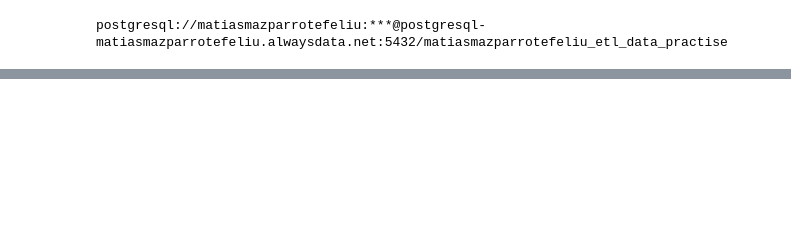
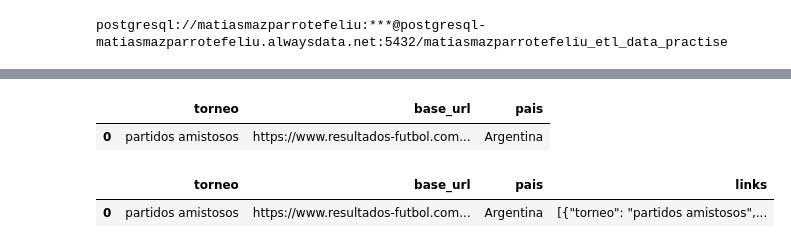
Before and after one commit to matiasfeliu92/torneos_primera_division_arg, a Jupyter notebook: ETL/1)_extract_data.ipynb, the cells around one changed output, grey strips where cells are left out. Cells and saved outputs as stored; diff of their text form; code cells hidden in the pictures; blank space fills up the shorter version.

```diff
--- a/ETL/1)_extract_data.ipynb
+++ b/ETL/1)_extract_data.ipynb
@@ -19 +11,3 @@ True
+# %%
+BASE_URL = "https://www.resultados-futbol.com"
 # %%
@@ -62,0 +19,17 @@ url_torneos
+# %%
+lista_torneos = [
+    # '/torneo_final', ##LISTO
+    # '/torneo_inicial', ##LISTO
+    # '/torneos_verano_argentina', ##LISTO
+    '/partidos_amistosos', ## FALTA DEL 2010 AL 2024
+    # '/copa_argentina',
+    # '/copa_sudamericana',
+    # '/torneo_de_transicion',
+    # '/primera_division_argentina'
+]
+torneos = [{'torneo': torn.replace("/", "").replace("_", " "), 'base_url': BASE_URL+torn, 'pais': 'Argentina'} for torn in lista_torneos]
+torneos = pd.DataFrame(torneos)
+torneos
+# %% [output]
+|  | torneo | base_url | pais |
+| 0 | partidos amistosos | https://www.resultados-futbol.com... | Argentina |
@@ -62,0 +82,5 @@ url_torneos
+# %%
+torneos
+# %% [output]
+|  | torneo | base_url | pais | links |
+| 0 | partidos amistosos | https://www.resultados-futbol.com... | Argentina | [{"torneo": "partidos amistosos",... |
```
Also changed, not shown: parts of 16 cells of this notebook, 1 other file.
